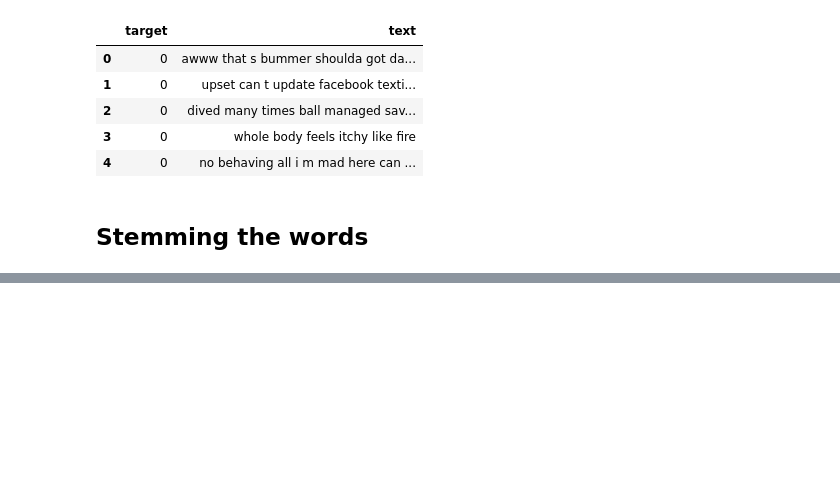
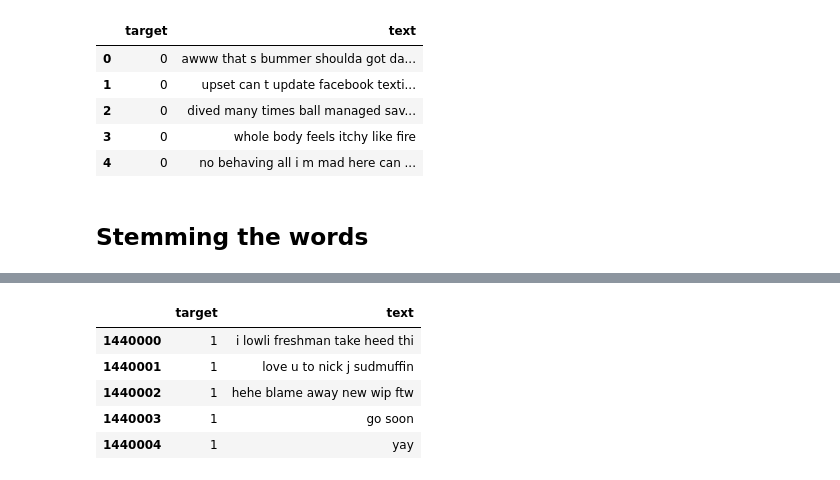
Before and after one commit to CaptaiN785/ML-Notebooks, a Jupyter notebook: Sentiments-twitter/Untitled.ipynb, the cells around one changed output, grey strips where cells are left out. Cells and saved outputs as stored; diff of their text form; code cells hidden in the pictures; blank space fills up the shorter version.

```diff
--- a/Sentiments-twitter/Untitled.ipynb
+++ b/Sentiments-twitter/Untitled.ipynb
@@ -132,0 +243,11 @@ df.to_csv('cleaned_data.csv')
+# %%
+## Combining testing dataframe
+testing_df = pd.concat([pos_test, neg_test])
+testing_df.head()
+# %% [output]
+|  | target | text |
+| 1440000 | 1 | i lowli freshman take heed thi |
+| 1440001 | 1 | love u to nick j sudmuffin |
+| 1440002 | 1 | hehe blame away new wip ftw |
+| 1440003 | 1 | go soon |
+| 1440004 | 1 | yay |
```
Also changed, not shown: parts of 58 cells of this notebook, 5 other files.
